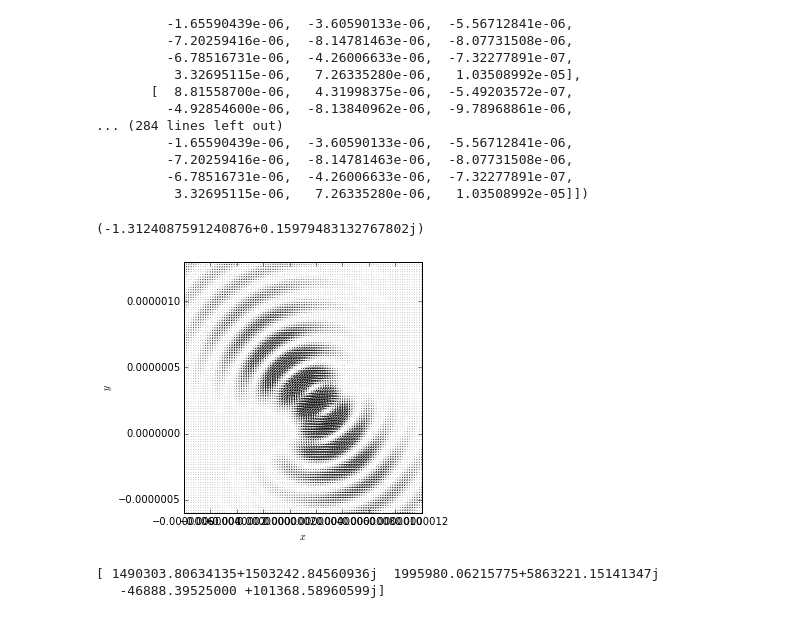
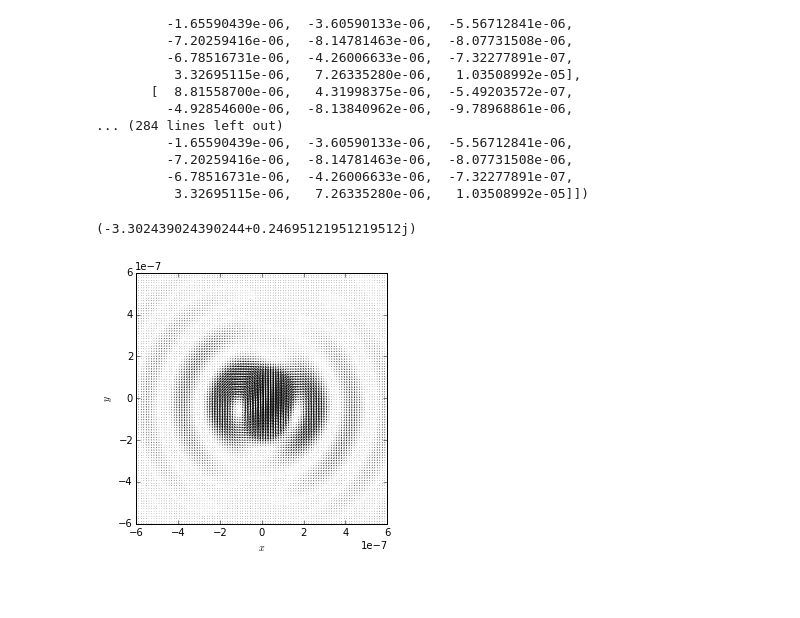
Before and after one commit to texnokrates/dicke, a Jupyter notebook: ipynotebooks/scattering.ipynb, the cells around one changed output. Saved outputs shown, nothing was run; the diff lists cells and outputs as text; code cells hidden in the pictures; blank space fills up the shorter version.

```diff
--- a/ipynotebooks/scattering.ipynb
+++ b/ipynotebooks/scattering.ipynb
@@ -188,3 +190,10 @@ import matplotlib.pyplot as plt
+# %%
+%matplotlib inline
+import matplotlib
+import matplotlib.pyplot as plt
+cmap = matplotlib.cm.get_cmap(name='spectral')
+nColors=30
+matplotlib.rcParams['axes.color_cycle']= [cmap(i) for i in np.linspace(0, 0.9, nColors)]
 # %% [markdown]
 ### Single source atom
 # %%
@@ -196,11 +205,11 @@ r1 = np.array([8e-9,0,0]) # atom position 8e-9
 γ_p = 0.1*eV/ℏ
 ε_b = 2.13
 γ_QE = 0.015*eV/ℏ # Original Delga: 15 meV. Makes the peak too sharp.
-μ = np.array([0.19e-9*e,0,0])
+μ = np.array([0.19e-7*e,0,0]) # np.array([0.19e-9*e,0,0])
 
-R = np.array([0,6e-9,2e-8]) # detector position
+R = np.array([0,6e-9,1e-7]) # detector position
 #R = np.array([0,15e-8,0])
-ω_0 = 3.30*eV/ℏ
+ω_0 = 3.50*eV/ℏ
 Ω = ω_0+1j*γ_QE
 startω = 2.7*eV/ℏ
 stopω = 6.0*eV/ℏ
@@ -310,6 +319,8 @@ R = np.array([8e-9,8e-10,0])
 startω = 3.2*eV/ℏ
 stopω = 3.6*eV/ℏ
 nmax=10
+
+matplotlib.rcParams['axes.color_cycle']
 # %%
 r = np.array([[1,0,0],[2,2,2]])
 R = np.array([[0,1,0],[0,1,4]])
@@ -508,45 +519,40 @@ r1 = np.array([3e-7,2e-7,0]) # atom position
 ε_inf = 4.6
 γ_p = 0.1*eV/ℏ
 ε_b = 1
-γ_QE = 0.025*eV/ℏ # Original Delga: 15 meV. Makes the peak too sharp.
+γ_QE = 0.015*eV/ℏ # Original Delga: 15 meV. Makes the peak too sharp.
 #μ = np.array([0.19e-9*e,0,0])
 nmax=100
 ω = 3.7*eV/ℏ
-ε_m = ε_drude(ε_inf, ω_p, γ_p, ω)
+#ε_m = ε_drude(ε_inf, ω_p, γ_p, ω)
 print(ε_m)
-#ε_m=1+.00001j
+ε_m=1+.001j
 (RH, RV) = mie_reflection_coefficients(a=a, nmax=nmax, ε_m=ε_m, ε_b=ε_b, ω=ω)
 
 # generate grid
-x=np.linspace(-6e-7, 12e-7, 100)
-y=np.linspace(-6e-7, 13e-7, 100)
+x=np.linspace(-6e-7, 6e-7, 100)
+y=np.linspace(-6e-7, 6e-7, 100)
 x, y=np.meshgrid(x, y)
 w = [None] * x.shape[0]
 for i in range(x.shape[0]):
     w[i] = [None] * x.shape[1]
     for j in range(x.shape[1]):
         r = np.array([x[i,j],y[i,j],0])
         G = mie_G_scatt_precalcd(a=a, nmax=nmax, ε_b=ε_b, ω=ω, RH=RH, RV=RV, r1=r, r2=r1)
         w[i][j]=np.dot(G,np.array([1,0,1])/np.sqrt(2))
 w = np.array(w)
 w.shape
 # calculate vector field
 #vx=-y/np.sqrt(x**2+y**2)*np.exp(-(x**2+y**2))
 #vy= x/np.sqrt(x**2+y**2)*np.exp(-(x**2+y**2))
 vx = np.real(w[:,:,0])
 vy = np.real(w[:,:,1])
 plt.figure(figsize=(6, 4.5))
 # plot vecor field
 plt.quiver(x, y, vx, vy, pivot='middle', headwidth=4, headlength=6)
 plt.xlabel('$x$')
 plt.ylabel('$y$')
 plt.axis('image')
 plt.show()
 # %% [output]
-(-1.3124087591240876+0.15979483132767802j)
+(-3.302439024390244+0.24695121951219512j)
-[figure, old version]
+[figure, new version]
-# %%
-print(w[50,20])
-# %% [output]
-[ 1490303.80634135+1503242.84560936j  1995980.06215775+5863221.15141347j
-   -46888.39525000 +101368.58960599j]
```
Also changed, not shown: parts of 14 cells of this notebook.
